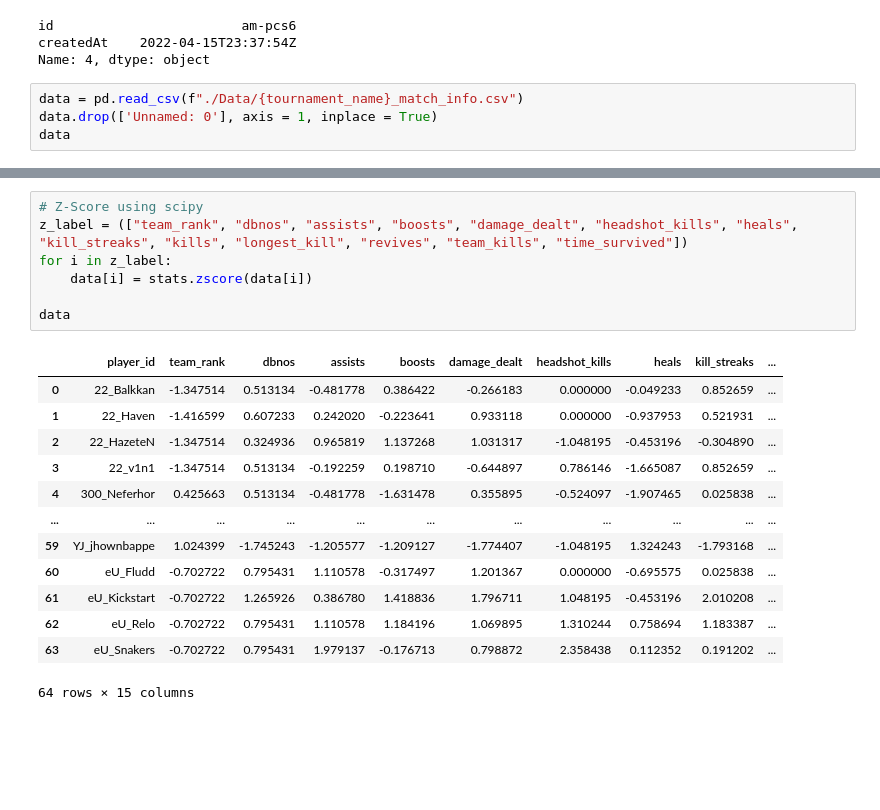
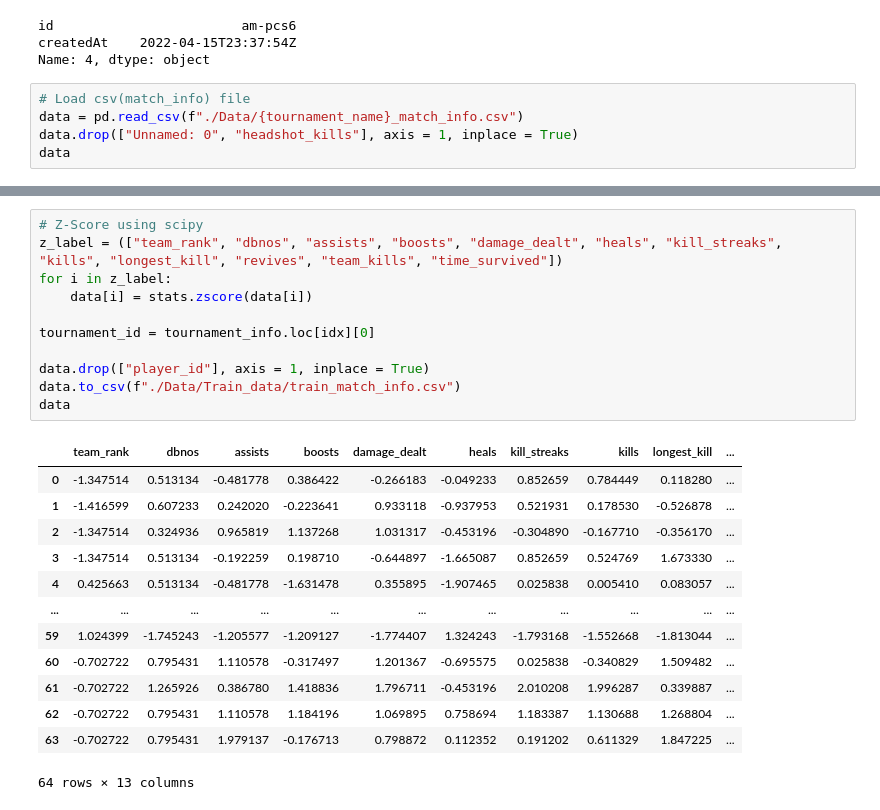
Before and after one commit to jhkang/jhk-pubg_project, a Jupyter notebook: pubg_api/patameter_optimization_am-pcs6.ipynb, the cells around one changed output, grey strips where cells are left out. Saved outputs shown, nothing was run; the diff lists cells and outputs as text; blank space fills up the shorter version.

```diff
--- a/pubg_api/patameter_optimization_am-pcs6.ipynb
+++ b/pubg_api/patameter_optimization_am-pcs6.ipynb
@@ -28,7 +32,8 @@ id                        am-pcs6
 createdAt    2022-04-15T23:37:54Z
 Name: 4, dtype: object
 # %%
+# Load csv(match_info) file
 data = pd.read_csv(f"./Data/{tournament_name}_match_info.csv")
-data.drop(['Unnamed: 0'], axis = 1, inplace = True)
+data.drop(["Unnamed: 0", "headshot_kills"], axis = 1, inplace = True)
 data
 # %% [output]
@@ -120,21 +108,25 @@ data
 # %%
 # Z-Score using scipy
-z_label = (["team_rank", "dbnos", "assists", "boosts", "damage_dealt", "headshot_kills", "heals", "kill_streaks", "kills", "longest_kill", "revives", "team_kills", "time_survived"])
+z_label = (["team_rank", "dbnos", "assists", "boosts", "damage_dealt", "heals", "kill_streaks", "kills", "longest_kill", "revives", "team_kills", "time_survived"])
 for i in z_label:
     data[i] = stats.zscore(data[i])
 
+tournament_id = tournament_info.loc[idx][0]
+
+data.drop(["player_id"], axis = 1, inplace = True)
+data.to_csv(f"./Data/Train_data/train_match_info.csv")
 data
 # %% [output]
-|  | player_id | team_rank | dbnos | assists | boosts | damage_dealt | headshot_kills | heals | kill_streaks | ... |
-| 0 | 22_Balkkan | -1.347514 | 0.513134 | -0.481778 | 0.386422 | -0.266183 | 0.000000 | -0.049233 | 0.852659 | ... |
-| 1 | 22_Haven | -1.416599 | 0.607233 | 0.242020 | -0.223641 | 0.933118 | 0.000000 | -0.937953 | 0.521931 | ... |
-| 2 | 22_HazeteN | -1.347514 | 0.324936 | 0.965819 | 1.137268 | 1.031317 | -1.048195 | -0.453196 | -0.304890 | ... |
-| 3 | 22_v1n1 | -1.347514 | 0.513134 | -0.192259 | 0.198710 | -0.644897 | 0.786146 | -1.665087 | 0.852659 | ... |
-| 4 | 300_Neferhor | 0.425663 | 0.513134 | -0.481778 | -1.631478 | 0.355895 | -0.524097 | -1.907465 | 0.025838 | ... |
+|  | team_rank | dbnos | assists | boosts | damage_dealt | heals | kill_streaks | kills | longest_kill | ... |
+| 0 | -1.347514 | 0.513134 | -0.481778 | 0.386422 | -0.266183 | -0.049233 | 0.852659 | 0.784449 | 0.118280 | ... |
+| 1 | -1.416599 | 0.607233 | 0.242020 | -0.223641 | 0.933118 | -0.937953 | 0.521931 | 0.178530 | -0.526878 | ... |
+| 2 | -1.347514 | 0.324936 | 0.965819 | 1.137268 | 1.031317 | -0.453196 | -0.304890 | -0.167710 | -0.356170 | ... |
+| 3 | -1.347514 | 0.513134 | -0.192259 | 0.198710 | -0.644897 | -1.665087 | 0.852659 | 0.524769 | 1.673330 | ... |
+| 4 | 0.425663 | 0.513134 | -0.481778 | -1.631478 | 0.355895 | -1.907465 | 0.025838 | 0.005410 | 0.083057 | ... |
 | ... | ... | ... | ... | ... | ... | ... | ... | ... | ... | ... |
-| 59 | YJ_jhownbappe | 1.024399 | -1.745243 | -1.205577 | -1.209127 | -1.774407 | -1.048195 | 1.324243 | -1.793168 | ... |
-| 60 | eU_Fludd | -0.702722 | 0.795431 | 1.110578 | -0.317497 | 1.201367 | 0.000000 | -0.695575 | 0.025838 | ... |
-| 61 | eU_Kickstart | -0.702722 | 1.265926 | 0.386780 | 1.418836 | 1.796711 | 1.048195 | -0.453196 | 2.010208 | ... |
-| 62 | eU_Relo | -0.702722 | 0.795431 | 1.110578 | 1.184196 | 1.069895 | 1.310244 | 0.758694 | 1.183387 | ... |
-| 63 | eU_Snakers | -0.702722 | 0.795431 | 1.979137 | -0.176713 | 0.798872 | 2.358438 | 0.112352 | 0.191202 | ... |
+| 59 | 1.024399 | -1.745243 | -1.205577 | -1.209127 | -1.774407 | 1.324243 | -1.793168 | -1.552668 | -1.813044 | ... |
+| 60 | -0.702722 | 0.795431 | 1.110578 | -0.317497 | 1.201367 | -0.695575 | 0.025838 | -0.340829 | 1.509482 | ... |
+| 61 | -0.702722 | 1.265926 | 0.386780 | 1.418836 | 1.796711 | -0.453196 | 2.010208 | 1.996287 | 0.339887 | ... |
+| 62 | -0.702722 | 0.795431 | 1.110578 | 1.184196 | 1.069895 | 0.758694 | 1.183387 | 1.130688 | 1.268804 | ... |
+| 63 | -0.702722 | 0.795431 | 1.979137 | -0.176713 | 0.798872 | 0.112352 | 0.191202 | 0.611329 | 1.847225 | ... |
-64 rows × 15 columns
+64 rows × 13 columns
```
Also changed, not shown: parts of 12 cells of this notebook, 10 other files.
